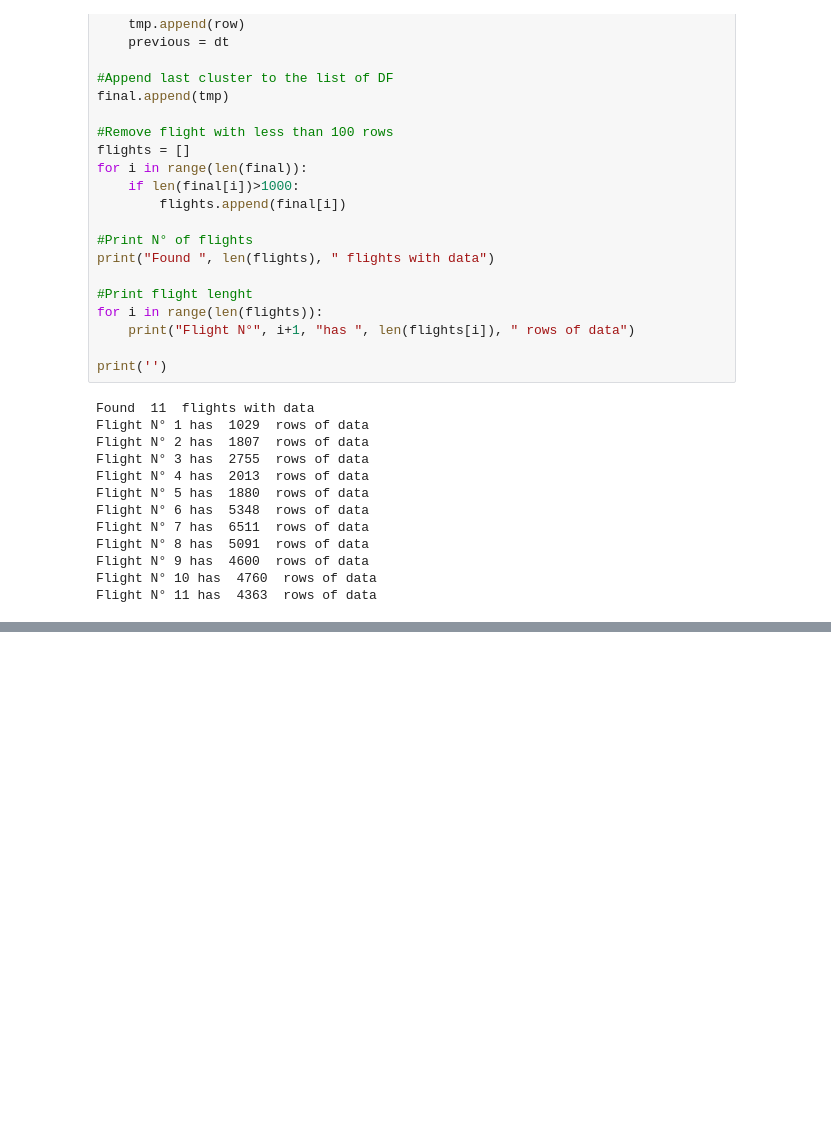
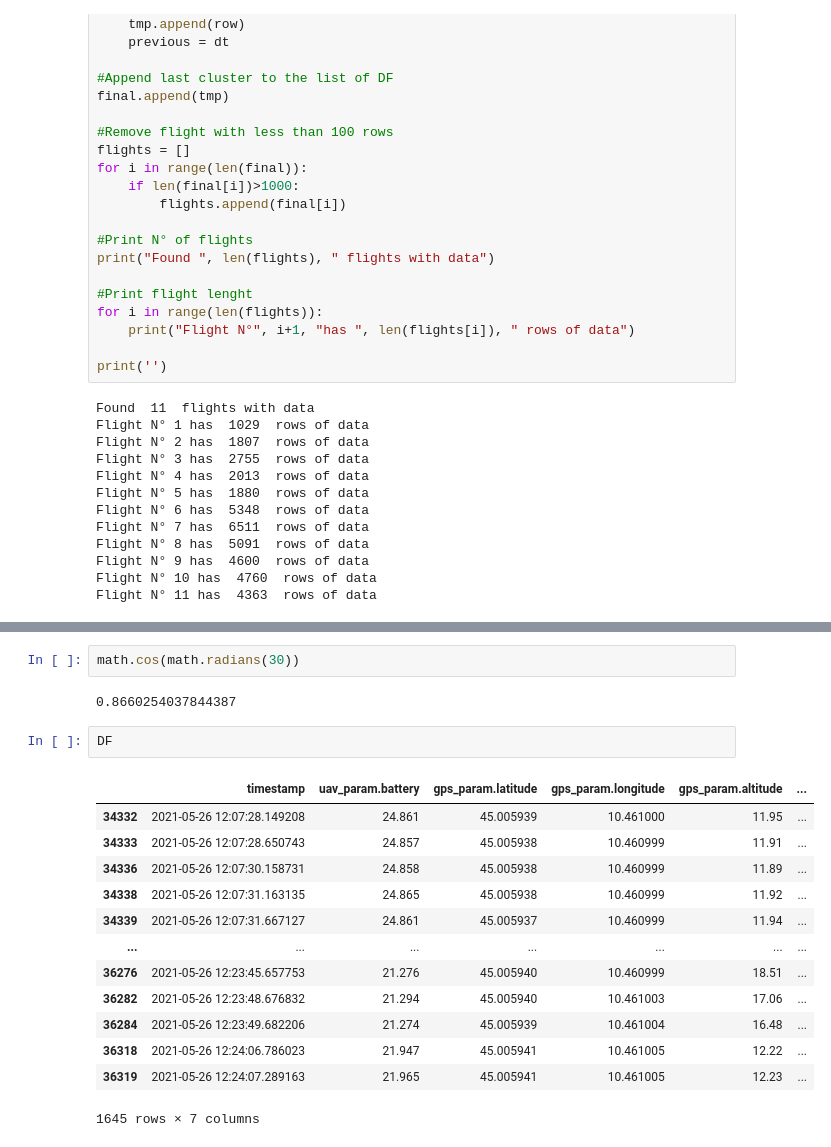
Before and after one commit to palia95/Antenna_Algo, a Jupyter notebook: bts_detector.ipynb, the cells around one changed output, grey strips where cells are left out. Saved outputs shown, nothing was run; the diff lists cells and outputs as text; blank space fills up the shorter version.

```diff
--- a/bts_detector.ipynb
+++ b/bts_detector.ipynb
@@ -322,0 +414,20 @@ Dash is running on http://127.0.0.1:8050/
+# %%
+math.cos(math.radians(30))
+# %% [output]
+0.8660254037844387
+# %%
+DF
+# %% [output]
+|  | timestamp | uav_param.battery | gps_param.latitude | gps_param.longitude | gps_param.altitude | ... |
+| 34332 | 2021-05-26 12:07:28.149208 | 24.861 | 45.005939 | 10.461000 | 11.95 | ... |
+| 34333 | 2021-05-26 12:07:28.650743 | 24.857 | 45.005938 | 10.460999 | 11.91 | ... |
+| 34336 | 2021-05-26 12:07:30.158731 | 24.858 | 45.005938 | 10.460999 | 11.89 | ... |
+| 34338 | 2021-05-26 12:07:31.163135 | 24.865 | 45.005938 | 10.460999 | 11.92 | ... |
+| 34339 | 2021-05-26 12:07:31.667127 | 24.861 | 45.005937 | 10.460999 | 11.94 | ... |
+| ... | ... | ... | ... | ... | ... | ... |
+| 36276 | 2021-05-26 12:23:45.657753 | 21.276 | 45.005940 | 10.460999 | 18.51 | ... |
+| 36282 | 2021-05-26 12:23:48.676832 | 21.294 | 45.005940 | 10.461003 | 17.06 | ... |
+| 36284 | 2021-05-26 12:23:49.682206 | 21.274 | 45.005939 | 10.461004 | 16.48 | ... |
+| 36318 | 2021-05-26 12:24:06.786023 | 21.947 | 45.005941 | 10.461005 | 12.22 | ... |
+| 36319 | 2021-05-26 12:24:07.289163 | 21.965 | 45.005941 | 10.461005 | 12.23 | ... |
+1645 rows × 7 columns
```
Also changed, not shown: parts of 12 cells of this notebook.
